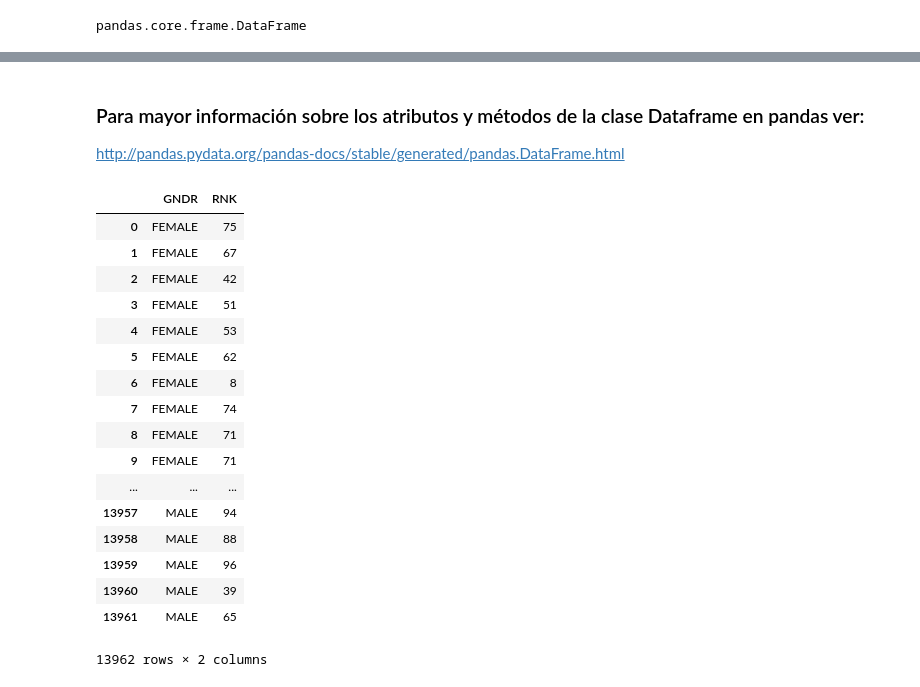
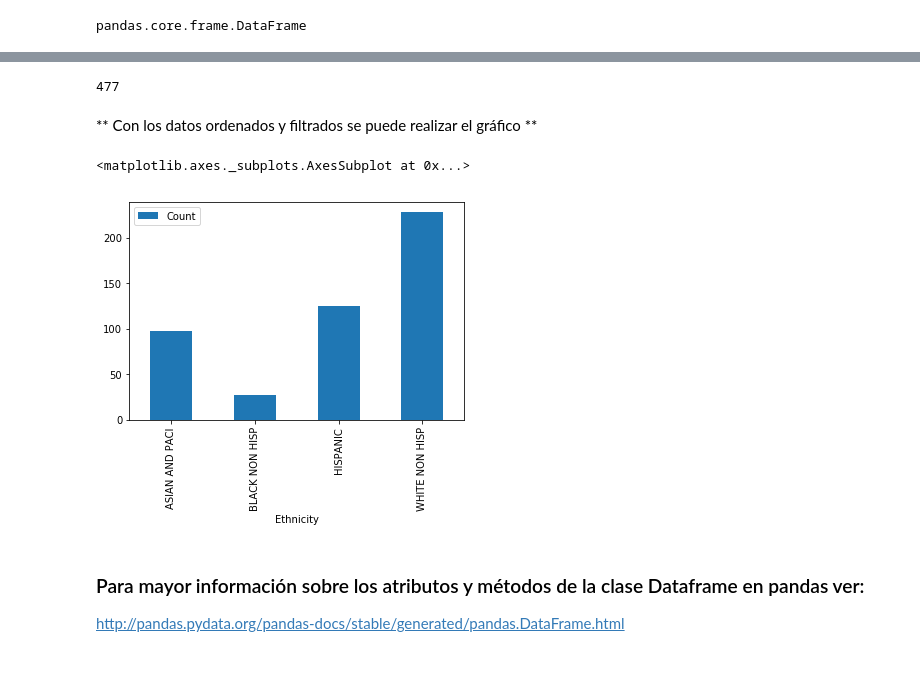
Before and after one commit to PythonUdeC/CPC19, a Jupyter notebook: 05-Procesamiento_datos.ipynb, the cells around one changed output, grey strips where cells are left out. Saved outputs shown, nothing was run; the diff lists cells and outputs as text; code cells hidden in the pictures.

```diff
--- a/05-Procesamiento_datos.ipynb
+++ b/05-Procesamiento_datos.ipynb
@@ -687,0 +798,3 @@ dtype: object
+# %%
+data_ema = data.loc[data['Child\'s First Name'] == "EMMA"]
+data_ema
@@ -687,0 +821,2 @@ dtype: object
+# %%
+data_ema_2012 = data_ema.loc[data_ema['Year of Birth'] == 2012]
@@ -687,0 +850,3 @@ dtype: object
+# %%
+data_ema_2012_corr = data_ema_2012.drop_duplicates(subset=['Ethnicity'])
+data_ema_2012_corr
@@ -688,24 +859,15 @@ dtype: object
+# %%
+numero_EMMA_2012 = data_ema_2012_corr['Count'].sum()
+numero_EMMA_2012
+# %% [output]
+477
+# %% [markdown]
+** Con los datos ordenados y filtrados se puede realizar el gráfico **
+# %%
+data_ema_2012_corr.plot.bar(x='Ethnicity',y='Count')
+# %% [output]
+<matplotlib.axes._subplots.AxesSubplot at 0x...>
+[figure, added]
 # %% [markdown]
 ### Para mayor información sobre los atributos y métodos de la clase Dataframe en pandas ver:
 http://pandas.pydata.org/pandas-docs/stable/generated/pandas.DataFrame.html
-# %%
-data.filter(items=["GNDR", "RNK"])
-# %% [output]
-|  | GNDR | RNK |
-| 0 | FEMALE | 75 |
-| 1 | FEMALE | 67 |
-| 2 | FEMALE | 42 |
-| 3 | FEMALE | 51 |
-| 4 | FEMALE | 53 |
-| 5 | FEMALE | 62 |
-| 6 | FEMALE | 8 |
-| 7 | FEMALE | 74 |
-| 8 | FEMALE | 71 |
-| 9 | FEMALE | 71 |
-| ... | ... | ... |
-| 13957 | MALE | 94 |
-| 13958 | MALE | 88 |
-| 13959 | MALE | 96 |
-| 13960 | MALE | 39 |
-| 13961 | MALE | 65 |
-13962 rows × 2 columns
```
Also changed, not shown: parts of 90 cells of this notebook.
